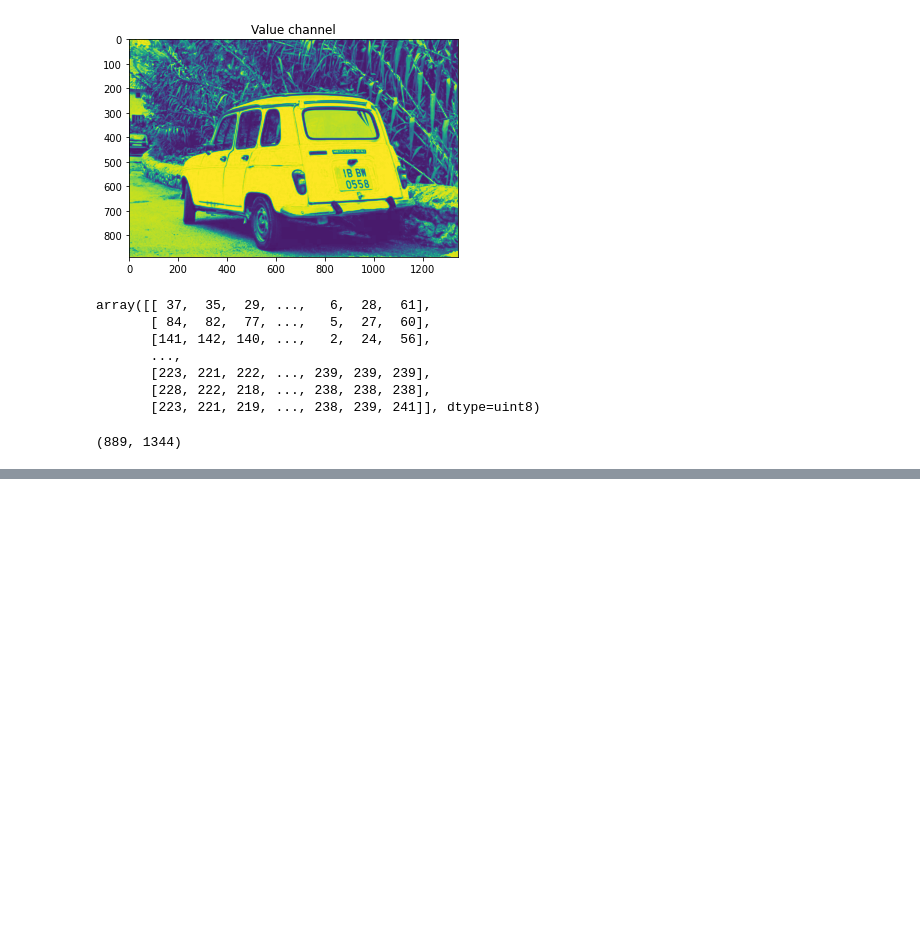
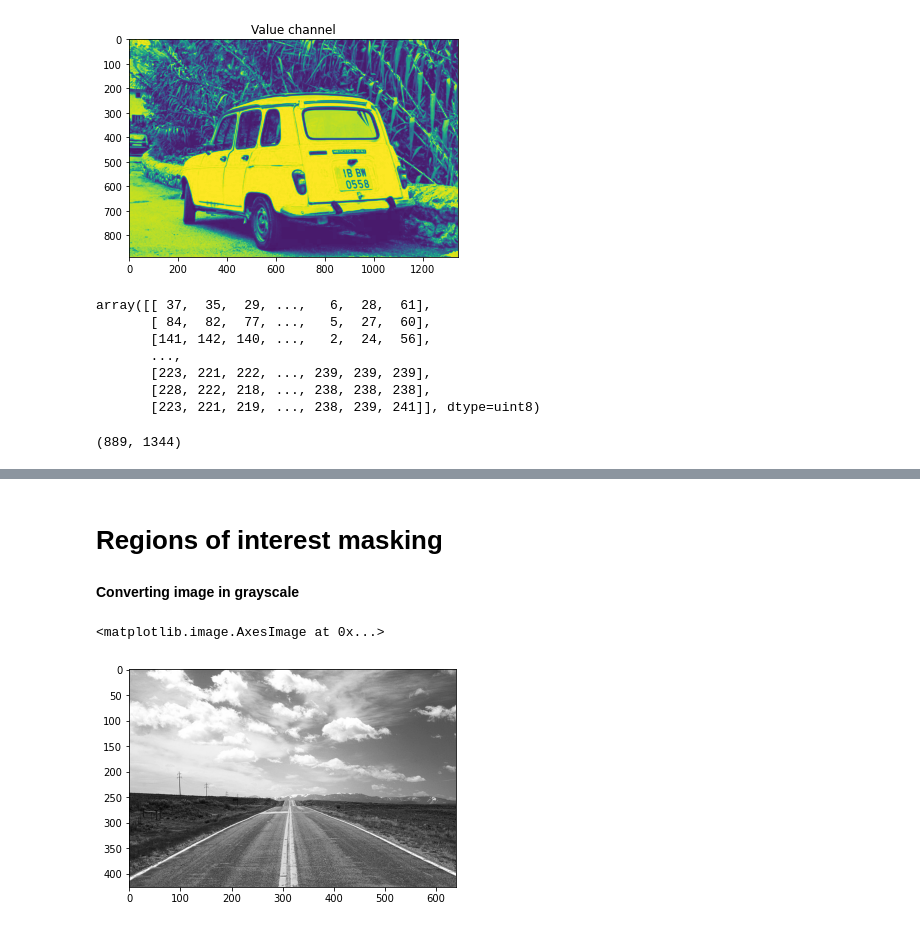
Before and after one commit to Dong-Chan/SelfDrivingCarEngineer, a Jupyter notebook: ComputerVision/04_computer_vision_for_self-driving-cars.ipynb, the cells around one changed output, grey strips where cells are left out. Drawn from its saved outputs; the diff is of its cells as text; code cells hidden in the pictures; blank space fills up the shorter version.

```diff
--- a/ComputerVision/04_computer_vision_for_self-driving-cars.ipynb
+++ b/ComputerVision/04_computer_vision_for_self-driving-cars.ipynb
@@ -163,0 +264,2 @@ cv2.destroyAllWindows()
+# %% [markdown]
+# Regions of interest masking
@@ -163,0 +271,14 @@ cv2.destroyAllWindows()
+# %%
+image_color = cv2.imread('resources/test5.jpg')
+cv2.imshow('Original image', image_color)
+cv2.waitKey()
+cv2.destroyAllWindows()
+# %% [markdown]
+**Converting image in grayscale**
+# %%
+image_gray = cv2.cvtColor(image_color, cv2.COLOR_BGR2GRAY)
+# %%
+plt.imshow(image_gray, cmap = 'gray')
+# %% [output]
+<matplotlib.image.AxesImage at 0x...>
+[figure, added]
```
Also changed, not shown: parts of 29 cells of this notebook, 3 other files.
